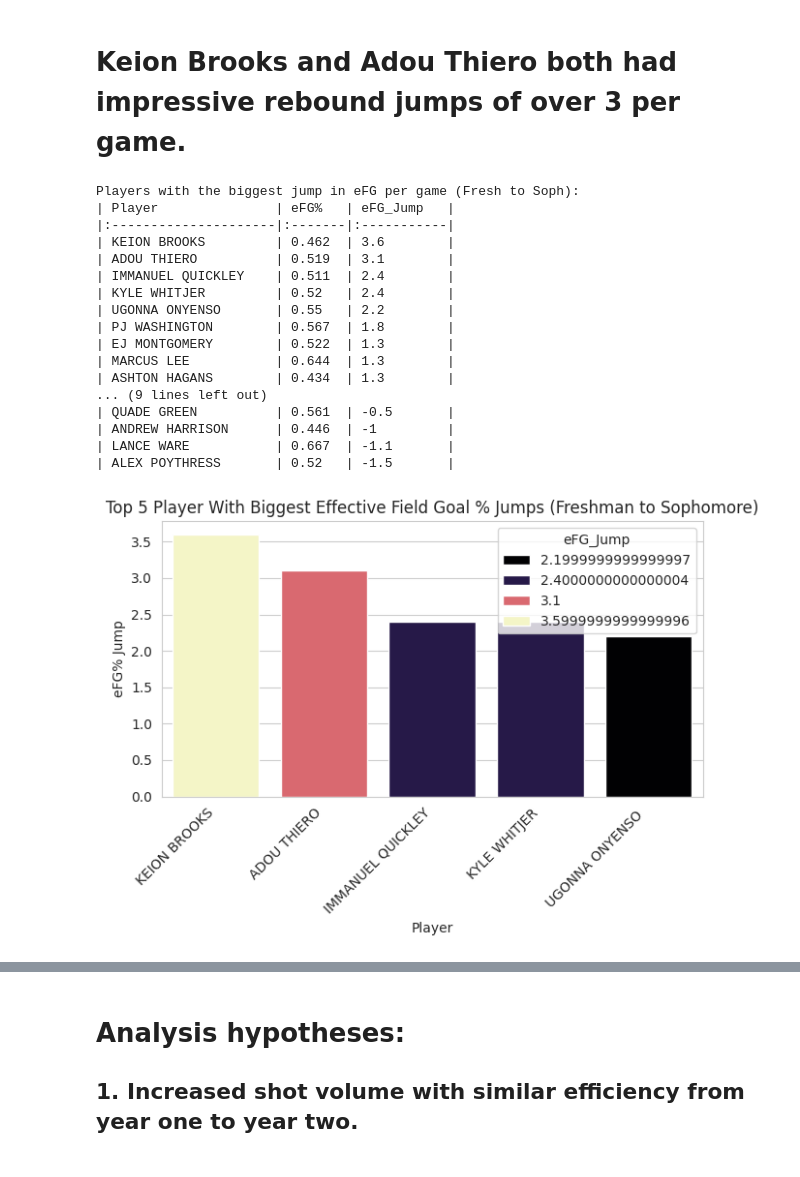
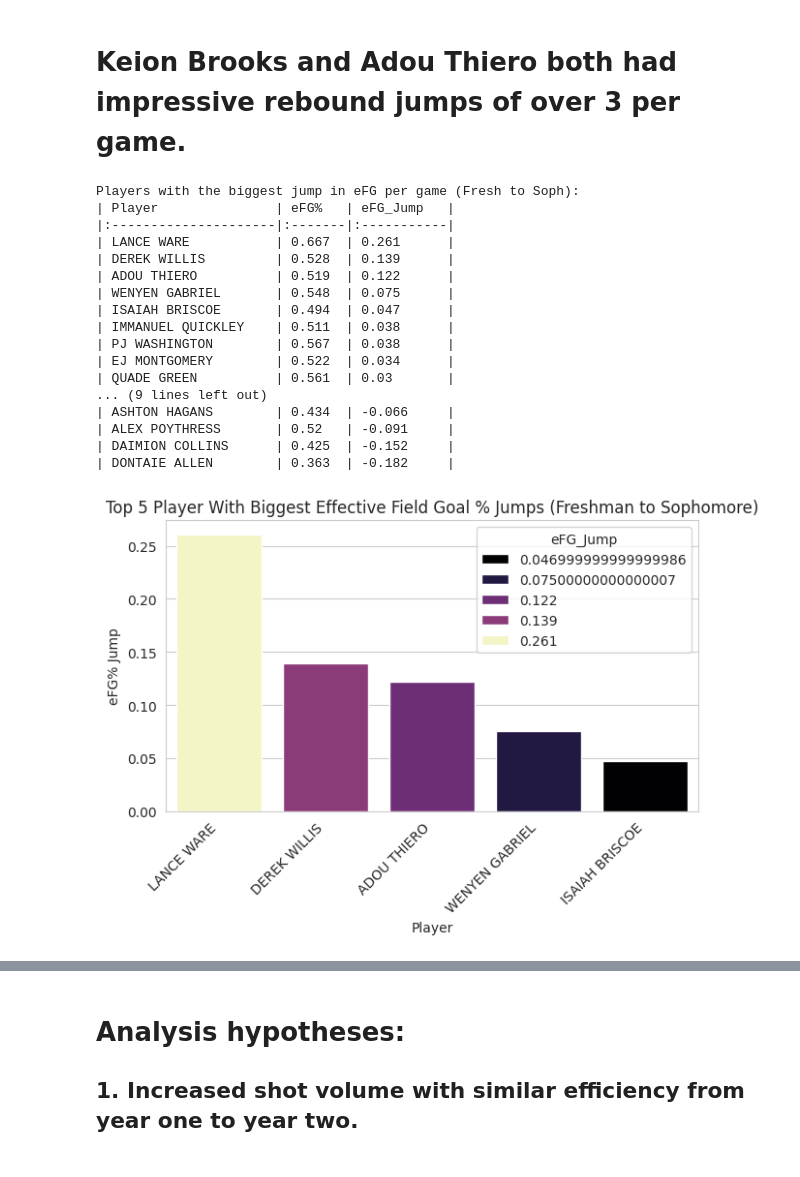
Before and after one commit to its-curzon/CalFirstYear2ndYearKY, a Jupyter notebook: CalFirstSecondPlayers.ipynb, the cells around one changed output, grey strips where cells are left out. Saved outputs shown, nothing was run; the diff lists cells and outputs as text; code cells hidden in the pictures.

```diff
--- a/CalFirstSecondPlayers.ipynb
+++ b/CalFirstSecondPlayers.ipynb
@@ -356,39 +367,39 @@ Players with the biggest jump in Rebounds per game (Fresh to Soph):
 # %%
 #and eFG%
 db_sort = db.sort_values(by=['Player', 'Year'])
-db_sort['eFG_Jump'] = db_sort.groupby('Player')['TRB'].diff()
+db_sort['eFG_Jump'] = db_sort.groupby('Player')['eFG%'].diff()
 
 db_jumps = db_sort.dropna(subset=['eFG_Jump'])
 
 biggest_jumps_points = db_jumps.sort_values(by='eFG_Jump', ascending=False)
 
 print("Players with the biggest jump in eFG per game (Fresh to Soph):")
 print(biggest_jumps_points[['Player', 'eFG%', 'eFG_Jump']].to_markdown(index=False, numalign='left', stralign='left'))
 
 plt.figure()
 sns.barplot(x='Player', y='eFG_Jump', data=biggest_jumps_points.head(5), palette='magma', hue='eFG_Jump')
 plt.title('Top 5 Player With Biggest Effective Field Goal % Jumps (Freshman to Sophomore)')
 plt.xlabel('Player')
 plt.ylabel('eFG% Jump')
 plt.xticks(rotation=45, ha='right')
 plt.tight_layout()
 # %% [output]
 Players with the biggest jump in eFG per game (Fresh to Soph):
 | Player               | eFG%   | eFG_Jump   |
 |:---------------------|:-------|:-----------|
-| KEION BROOKS         | 0.462  | 3.6        |
-| ADOU THIERO          | 0.519  | 3.1        |
-| IMMANUEL QUICKLEY    | 0.511  | 2.4        |
-| KYLE WHITJER         | 0.52   | 2.4        |
-| UGONNA ONYENSO       | 0.55   | 2.2        |
-| PJ WASHINGTON        | 0.567  | 1.8        |
-| EJ MONTGOMERY        | 0.522  | 1.3        |
-| MARCUS LEE           | 0.644  | 1.3        |
-| ASHTON HAGANS        | 0.434  | 1.3        |
+| LANCE WARE           | 0.667  | 0.261      |
+| DEREK WILLIS         | 0.528  | 0.139      |
+| ADOU THIERO          | 0.519  | 0.122      |
+| WENYEN GABRIEL       | 0.548  | 0.075      |
+| ISAIAH BRISCOE       | 0.494  | 0.047      |
+| IMMANUEL QUICKLEY    | 0.511  | 0.038      |
+| PJ WASHINGTON        | 0.567  | 0.038      |
+| EJ MONTGOMERY        | 0.522  | 0.034      |
+| QUADE GREEN          | 0.561  | 0.03       |
 ... (9 lines left out)
-| QUADE GREEN          | 0.561  | -0.5       |
-| ANDREW HARRISON      | 0.446  | -1         |
-| LANCE WARE           | 0.667  | -1.1       |
-| ALEX POYTHRESS       | 0.52   | -1.5       |
+| ASHTON HAGANS        | 0.434  | -0.066     |
+| ALEX POYTHRESS       | 0.52   | -0.091     |
+| DAIMION COLLINS      | 0.425  | -0.152     |
+| DONTAIE ALLEN        | 0.363  | -0.182     |
-[figure, old version]
+[figure, new version]
 # %% [markdown]
```
Also changed, not shown: parts of 3 cells of this notebook.
